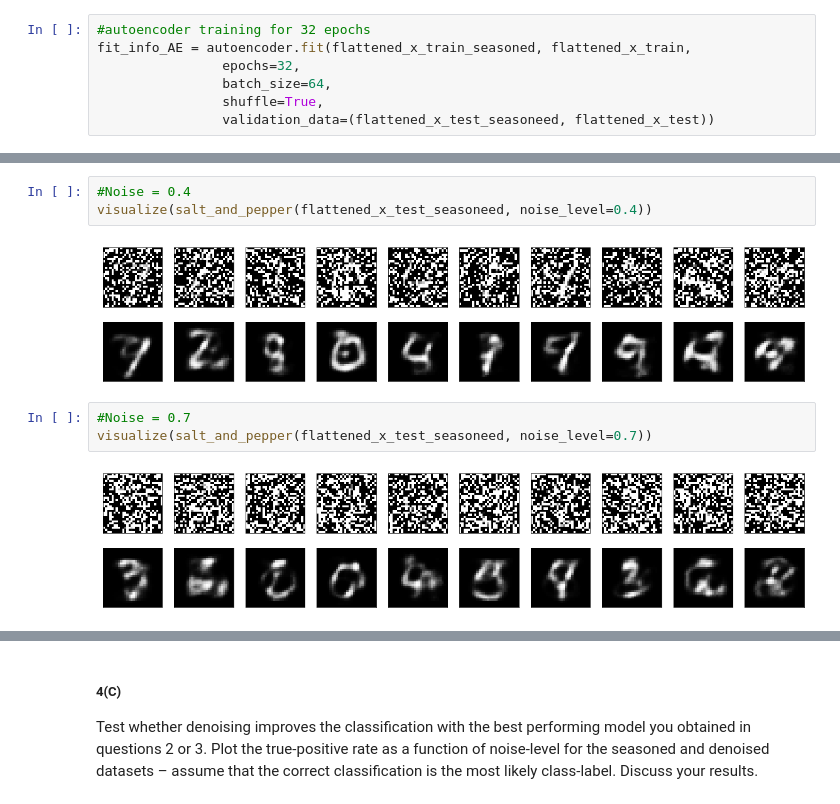
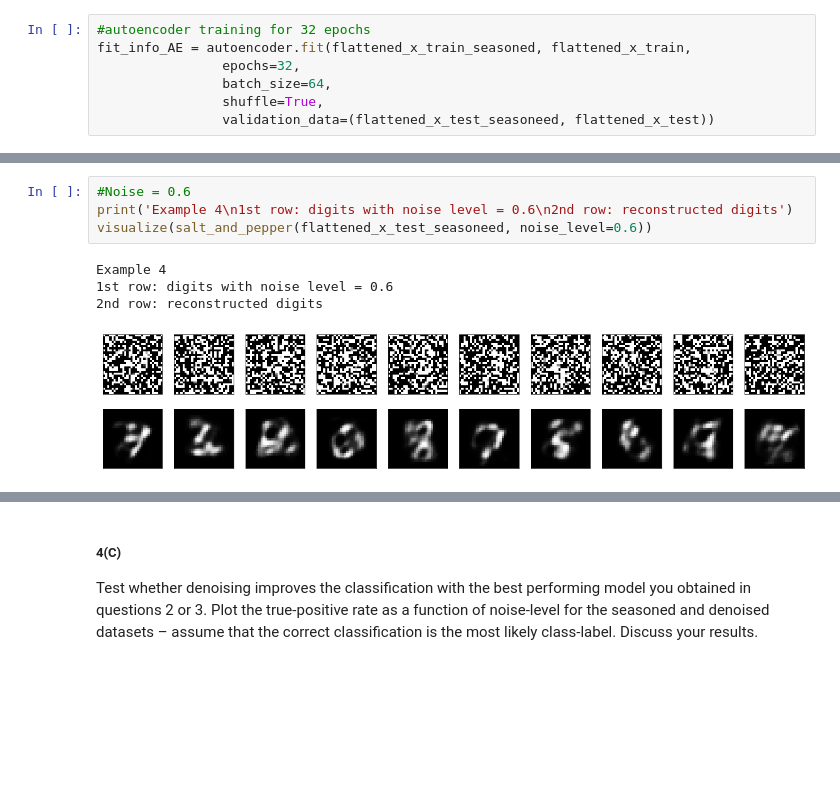
Before and after one commit to LeniaMalki/DataScienceAndAI, a Jupyter notebook: 6.Neural networks/Assignment 6 Answers.ipynb, the cells around one changed output, grey strips where cells are left out. Saved outputs shown, nothing was run; the diff lists cells and outputs as text; blank space fills up the shorter version.

```diff
--- a/6.Neural networks/Assignment 6 Answers.ipynb
+++ b/6.Neural networks/Assignment 6 Answers.ipynb
@@ -530,10 +544,9 @@ visualize(salt_and_pepper(flattened_x_test_seasoneed, noise_level=0.2))
 # %%
-#Noise = 0.4
-visualize(salt_and_pepper(flattened_x_test_seasoneed, noise_level=0.4))
+#Noise = 0.6
+print('Example 4\n1st row: digits with noise level = 0.6\n2nd row: reconstructed digits')
+visualize(salt_and_pepper(flattened_x_test_seasoneed, noise_level=0.6))
 # %% [output]
+Example 4
+1st row: digits with noise level = 0.6
+2nd row: reconstructed digits
-[figure, old version]
+[figure, new version]
-# %%
-#Noise = 0.7
-visualize(salt_and_pepper(flattened_x_test_seasoneed, noise_level=0.7))
-# %% [output]
-[figure, removed]
```
Also changed, not shown: parts of 8 cells of this notebook.
